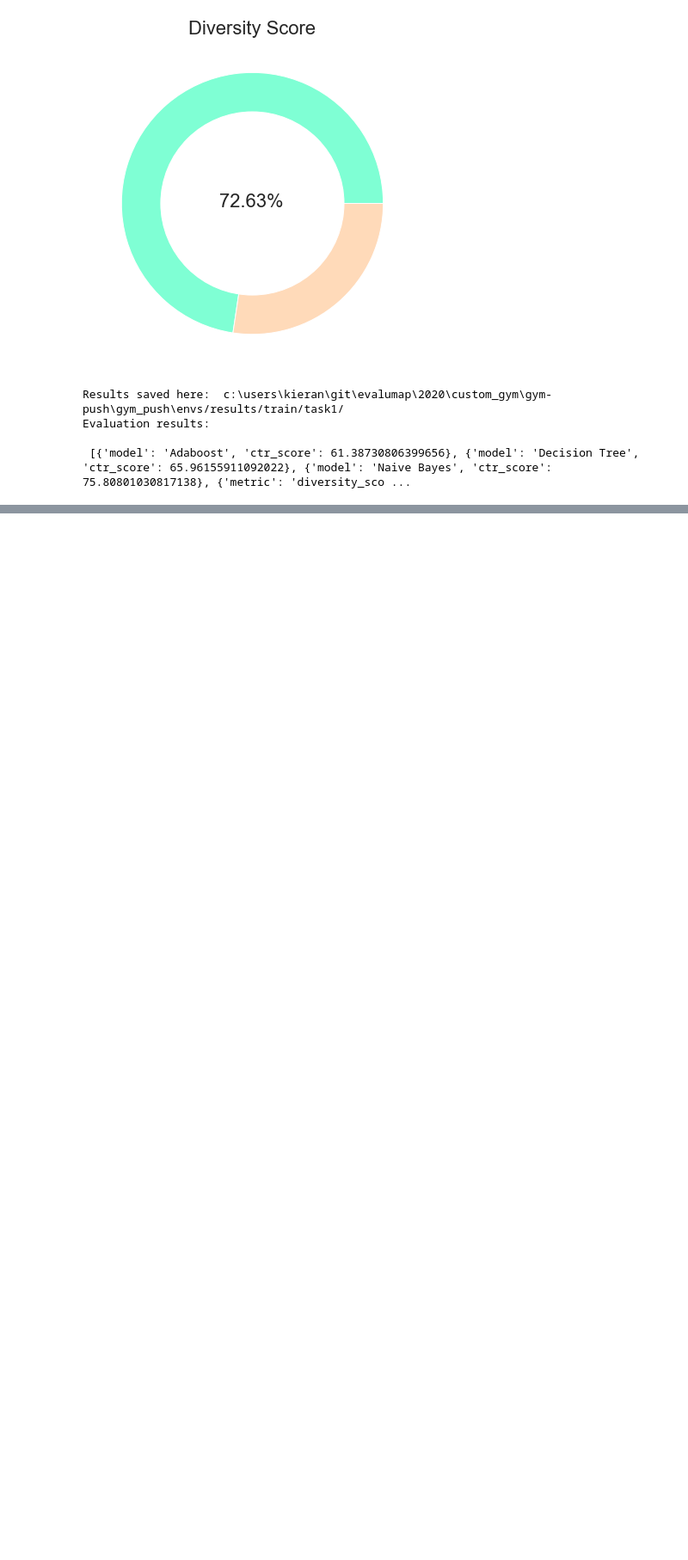
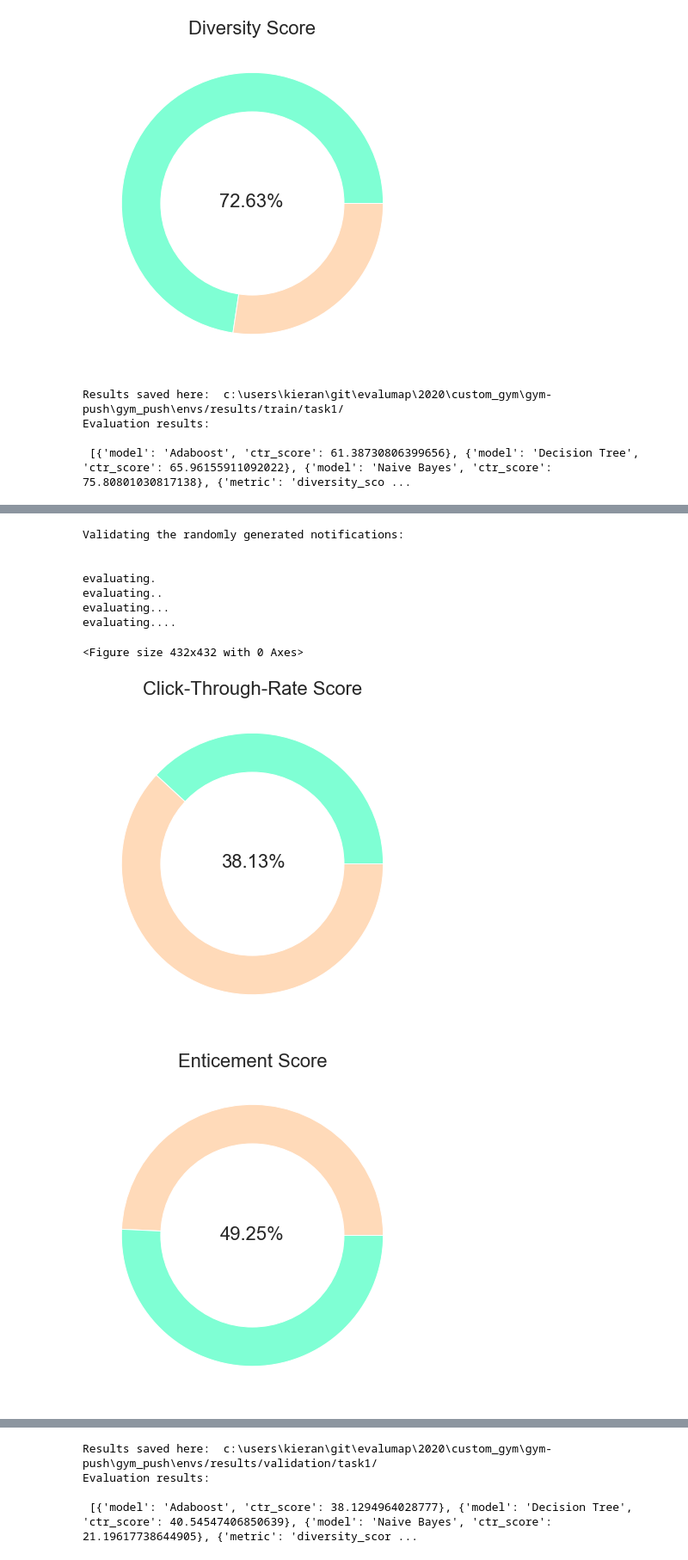
Before and after one commit to kieranfraser/gym-push, a Jupyter notebook: docs/Example_evalumap1-v0.ipynb, the cells around one changed output, grey strips where cells are left out. Shown: that part at 86% size. Drawn from its saved outputs; the diff is of its cells as text; code cells hidden in the pictures; blank space fills up the shorter version.

Commit message:
Updated dev freeze and validation submission instructions

```diff
--- a/docs/Example_evalumap1-v0.ipynb
+++ b/docs/Example_evalumap1-v0.ipynb
@@ -340,0 +347,21 @@ Evaluation results:
+# %%
+# 1. Request the testing data
+validation_contexts = env.request_data(validation=True)
+action_info = env.action_space.info
+
+# 2. Load my model (using random model for demo purposes)
+def gen_rand_notification():
+    notification = {}
+    for feature in action_info:
+        notification[feature] = random.choice(action_info[feature]['labels'].classes_)
+    return notification
+
+random_notifications = [gen_rand_notification() for context in validation_contexts.values]
+random_notifications = pd.DataFrame(random_notifications)
+print('Randomly generated notifications:')
+display(random_notifications.head())
+
+#3. Validate notifications generated using model
+print('Validating the randomly generated notifications:\n\n')
+env.evaluate(random_notifications)
+# %% [output]
@@ -340,0 +375,10 @@ Evaluation results:
+Validating the randomly generated notifications:
+
+
+evaluating.
+evaluating..
+evaluating...
+evaluating....
+<Figure size 432x432 with 0 Axes>
+[figure, added]
+[figure, added]
@@ -340,0 +386,4 @@ Evaluation results:
+Results saved here:  c:\users\kieran\git\evalumap\2020\custom_gym\gym-push\gym_push\envs/results/validation/task1/
+Evaluation results:
+
+ [{'model': 'Adaboost', 'ctr_score': 38.1294964028777}, {'model': 'Decision Tree', 'ctr_score': 40.54547406850639}, {'model': 'Naive Bayes', 'ctr_score': 21.19617738644905}, {'metric': 'diversity_scor ...
```
Also changed, not shown: parts of 2 cells of this notebook, 21 other files.
